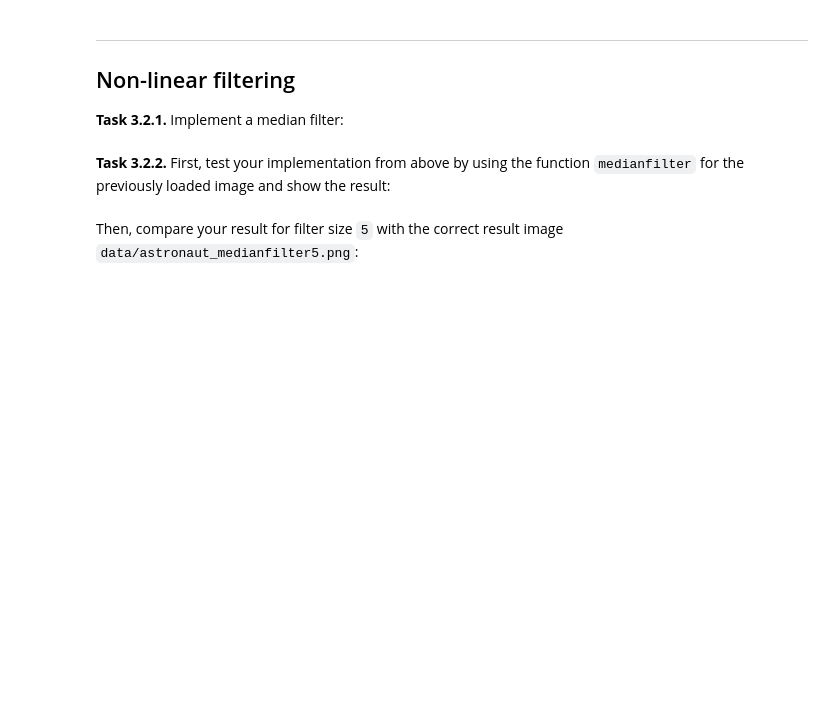
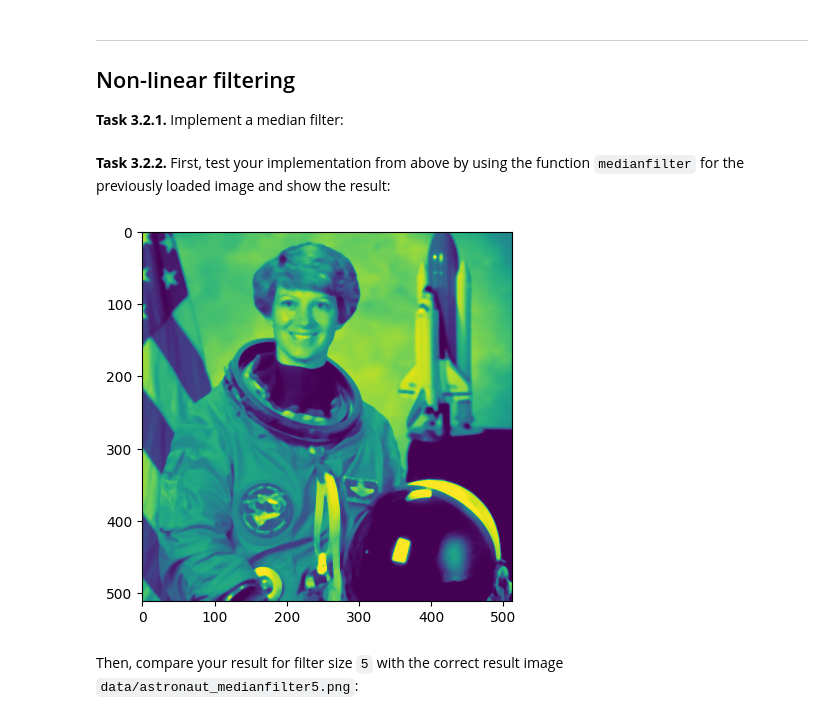
Before and after one commit to fb337/mobi-fs3-python, a Jupyter notebook: task3.ipynb, the cells around one changed output. Drawn from its saved outputs; the diff is of its cells as text; code cells hidden in the pictures; blank space fills up the shorter version.

```diff
--- a/task3.ipynb
+++ b/task3.ipynb
@@ -53,12 +53,41 @@ plt.show()
 ## Non-linear filtering
 
 **<a id="#">Task 3.2.1.</a>** Implement a median filter:
-# %%
-def medianfilter(img_in, size):
-    result = numpy.zeros(img_in.shape)
-    ...
-    return result
+# %%
+def medianfilter(img_in, size):
+    result = np.zeros(img_in.shape)
+
+    k = size // 2
+    h, w = img_in.shape
+
+    for i in range(h):
+        for j in range(w):
+
+            values = []
+
+            for di in range(-k, k + 1):
+                for dj in range(-k, k + 1):
+
+                    ni = min(max(i + di, 0), h - 1)
+                    nj = min(max(j + dj, 0), w - 1)
+
+                    values.append(img_in[ni, nj])
+
+            result[i, j] = np.median(values)
+
+    return result
 # %% [markdown]
 **<a id="#">Task 3.2.2.</a>** First, test your implementation from above by using the function `medianfilter` for the previously loaded image and show the result:
+# %%
+import numpy as np
+import matplotlib.pyplot as plt
+import matplotlib.image as mpimg
+img_in = mpimg.imread('data/astronaut.png')
+medianfilter(img_in, size = 5)
+filtered = medianfilter(img_in, size = 5)
+plt.imshow(filtered)
+plt.show()
+# %% [output]
+[figure, added]
 # %% [markdown]
 Then, compare your result for filter size `5` with the correct result image `data/astronaut_medianfilter5.png`:
```
Also changed, not shown: parts of 1 cell of this notebook.
